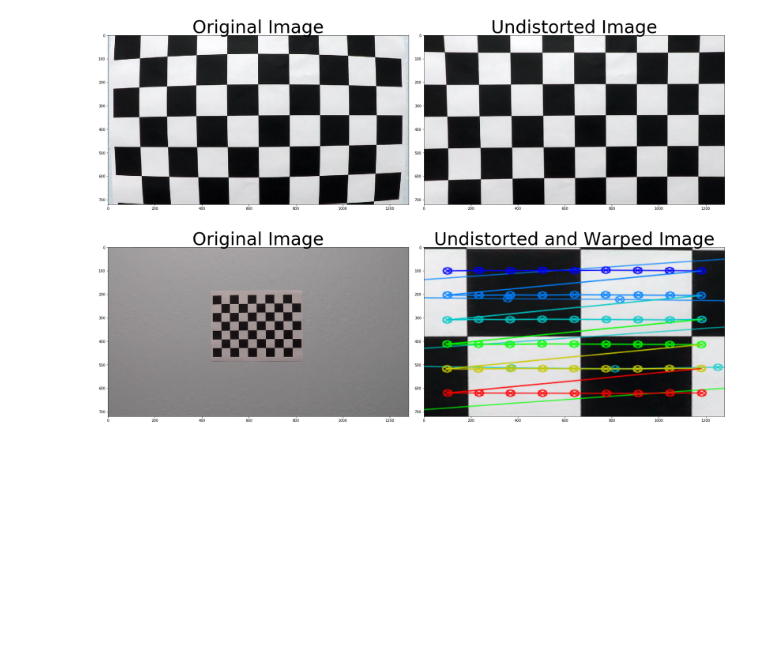
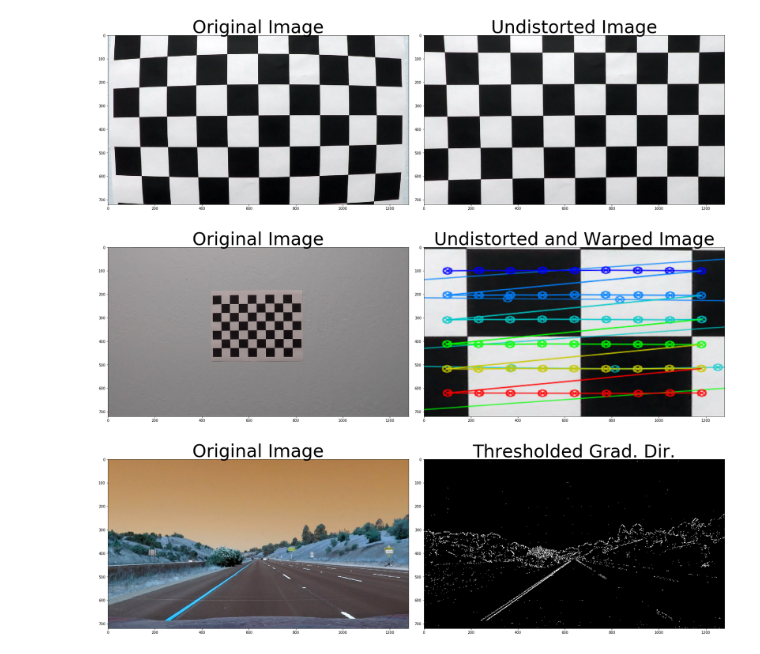
Before and after one commit to MarilynFranklin/advanced-lane-lines, a Jupyter notebook: examples/example.ipynb, the cells around one changed output. Cells and saved outputs as stored; diff of their text form; code cells hidden in the pictures; blank space fills up the shorter version.

Commit message:
Add binary image

```diff
--- a/examples/example.ipynb
+++ b/examples/example.ipynb
@@ -124,3 +124,85 @@ ax2.set_title('Undistorted and Warped Image', fontsize=50)
 plt.subplots_adjust(left=0., right=1, top=0.9, bottom=0.)
 # %% [output]
 [figure]
+# %%
+image = cv2.imread('../test_images/straight_lines1.jpg')
+
+def abs_sobel_thresh(img, orient='x', sobel_kernel=3, thresh=(0, 255)):
+    # Calculate directional gradient
+    # Apply threshold
+    gray = cv2.cvtColor(img, cv2.COLOR_BGR2GRAY)
+    # Apply x or y gradient with the OpenCV Sobel() function
+    # and take the absolute value
+    if orient == 'x':
+        abs_sobel = np.absolute(cv2.Sobel(gray, cv2.CV_64F, 1, 0))
+    if orient == 'y':
+        abs_sobel = np.absolute(cv2.Sobel(gray, cv2.CV_64F, 0, 1))
+    # Rescale back to 8 bit integer
+    scaled_sobel = np.uint8(255*abs_sobel/np.max(abs_sobel))
+    # Create a copy and apply the threshold
+    binary_output = np.zeros_like(scaled_sobel)
+    # Here I'm using inclusive (>=, <=) thresholds, but exclusive is ok too
+    binary_output[(scaled_sobel >= thresh[0]) & (scaled_sobel <= thresh[1])] = 1
+
+    # Return the result
+    return binary_output
+
+def mag_thresh(image, sobel_kernel=3, mag_thresh=(0, 255)):
+    # Calculate gradient magnitude
+    # Apply threshold
+    # Convert to grayscale
+    gray = cv2.cvtColor(img, cv2.COLOR_BGR2GRAY)
+    # Take both Sobel x and y gradients
+    sobelx = cv2.Sobel(gray, cv2.CV_64F, 1, 0, ksize=sobel_kernel)
+    sobely = cv2.Sobel(gray, cv2.CV_64F, 0, 1, ksize=sobel_kernel)
+    # Calculate the gradient magnitude
+    gradmag = np.sqrt(sobelx**2 + sobely**2)
+    # Rescale to 8 bit
+    scale_factor = np.max(gradmag)/255
+    gradmag = (gradmag/scale_factor).astype(np.uint8)
+    # Create a binary image of ones where threshold is met, zeros otherwise
+    binary_output = np.zeros_like(gradmag)
+    binary_output[(gradmag >= mag_thresh[0]) & (gradmag <= mag_thresh[1])] = 1
+
+    # Return the binary image
+    return binary_output
+
+def dir_threshold(image, sobel_kernel=3, thresh=(0, np.pi/2)):
+    # Calculate gradient direction
+    # Apply threshold
+    # Grayscale
+    gray = cv2.cvtColor(img, cv2.COLOR_BGR2GRAY)
+    # Calculate the x and y gradients
+    sobelx = cv2.Sobel(gray, cv2.CV_64F, 1, 0, ksize=sobel_kernel)
+    sobely = cv2.Sobel(gray, cv2.CV_64F, 0, 1, ksize=sobel_kernel)
+    # Take the absolute value of the gradient direction,
+    # apply a threshold, and create a binary image result
+    absgraddir = np.arctan2(np.absolute(sobely), np.absolute(sobelx))
+    binary_output =  np.zeros_like(absgraddir)
+    binary_output[(absgraddir >= thresh[0]) & (absgraddir <= thresh[1])] = 1
+
+    # Return the binary image
+    return binary_output
+
+# Choose a Sobel kernel size
+ksize = 3 # Choose a larger odd number to smooth gradient measurements
+
+# Apply each of the thresholding functions
+gradx = abs_sobel_thresh(image, orient='x', sobel_kernel=ksize, thresh=(20, 100))
+grady = abs_sobel_thresh(image, orient='y', sobel_kernel=ksize, thresh=(20, 100))
+mag_binary = mag_thresh(image, sobel_kernel=ksize, mag_thresh=(30, 100))
+dir_binary = dir_threshold(image, sobel_kernel=ksize, thresh=(0.7, 1.3))
+
+combined = np.zeros_like(dir_binary)
+combined[((gradx == 1) & (grady == 1)) | ((mag_binary == 1) & (dir_binary == 1))] = 1
+
+# Plot the result
+f, (ax1, ax2) = plt.subplots(1, 2, figsize=(24, 9))
+f.tight_layout()
+ax1.imshow(image)
+ax1.set_title('Original Image', fontsize=50)
+ax2.imshow(combined, cmap='gray')
+ax2.set_title('Thresholded Grad. Dir.', fontsize=50)
+plt.subplots_adjust(left=0., right=1, top=0.9, bottom=0.)
+# %% [output]
+[figure, added]
```
